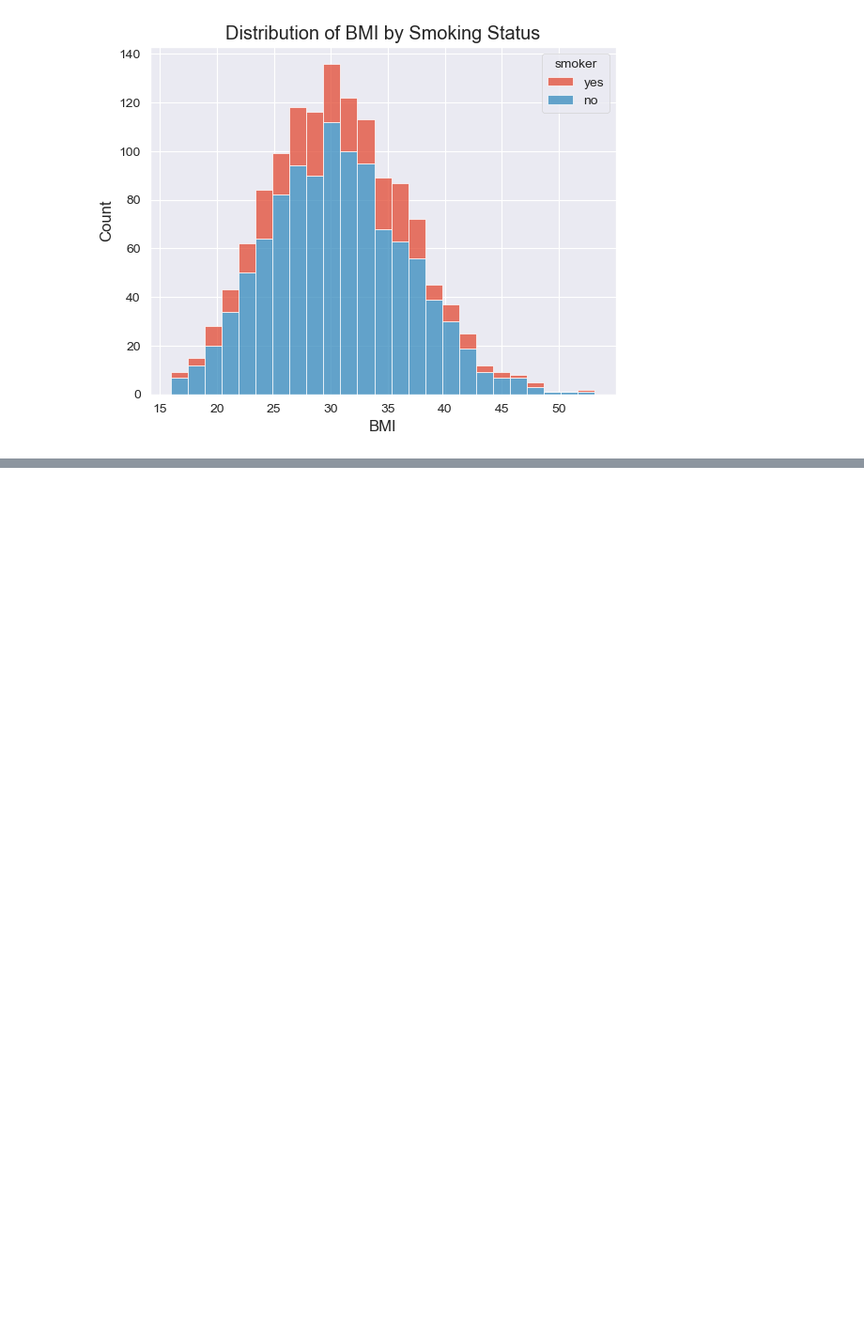
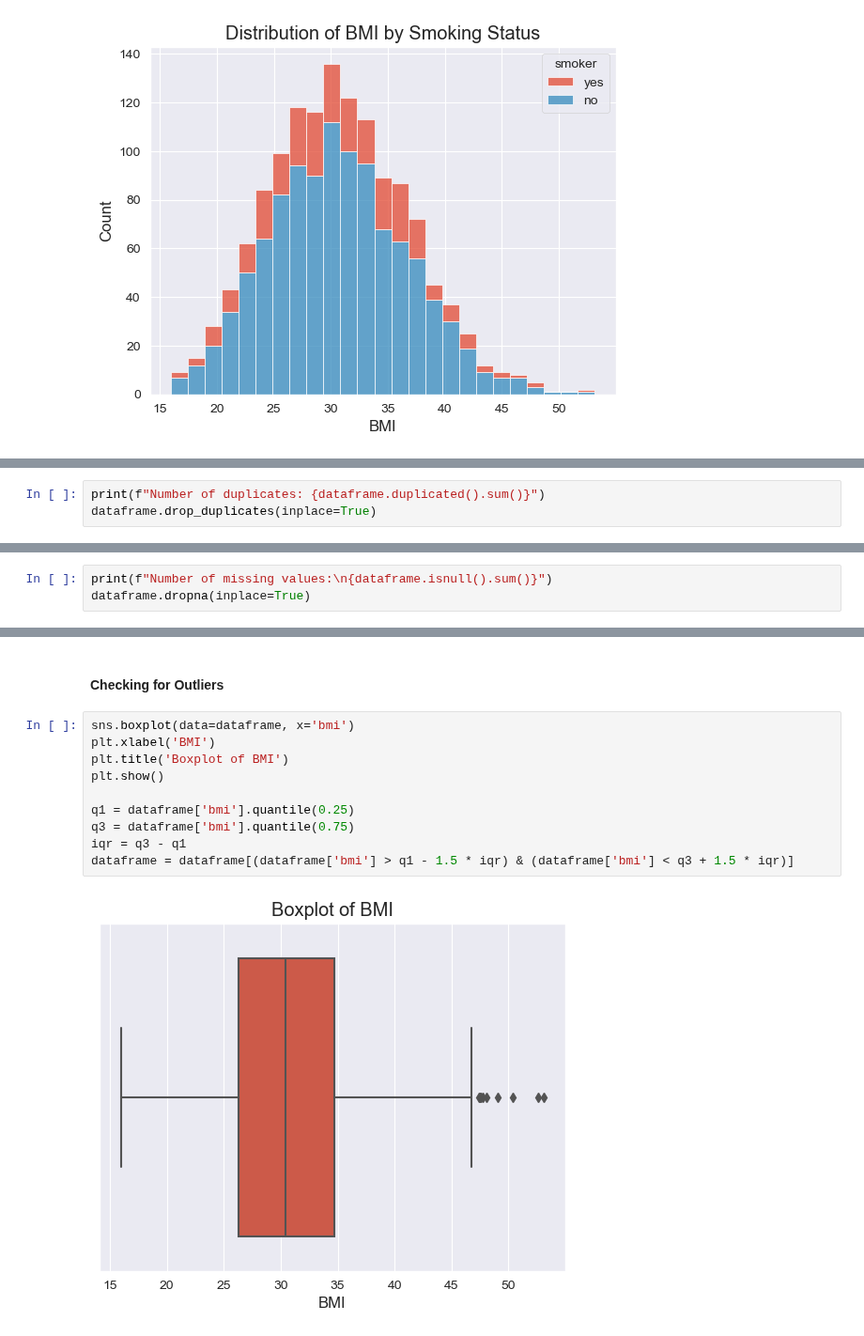
Before and after one commit to ubco-W2022T2-data301/project-group-group40, a Jupyter notebook: analysis/analysis3.ipynb, the cells around one changed output, grey strips where cells are left out. Shown at 94% size. Saved outputs shown, nothing was run; the diff lists cells and outputs as text; blank space fills up the shorter version.

Commit message:
done some cleaning of the data and  processing

```diff
--- a/analysis/analysis3.ipynb
+++ b/analysis/analysis3.ipynb
@@ -57,0 +48,3 @@ plt.show()
+# %%
+print(f"Number of duplicates: {dataframe.duplicated().sum()}")
+dataframe.drop_duplicates(inplace=True)
@@ -57,0 +53,3 @@ plt.show()
+# %%
+print(f"Number of missing values:\n{dataframe.isnull().sum()}")
+dataframe.dropna(inplace=True)
@@ -57,0 +66,14 @@ plt.show()
+# %% [markdown]
+#### Checking for Outliers
+# %%
+sns.boxplot(data=dataframe, x='bmi')
+plt.xlabel('BMI')
+plt.title('Boxplot of BMI')
+plt.show()
+
+q1 = dataframe['bmi'].quantile(0.25)
+q3 = dataframe['bmi'].quantile(0.75)
+iqr = q3 - q1
+dataframe = dataframe[(dataframe['bmi'] > q1 - 1.5 * iqr) & (dataframe['bmi'] < q3 + 1.5 * iqr)]
+# %% [output]
+[figure, added]
```
Also changed, not shown: parts of 9 cells of this notebook, 2 other files.
